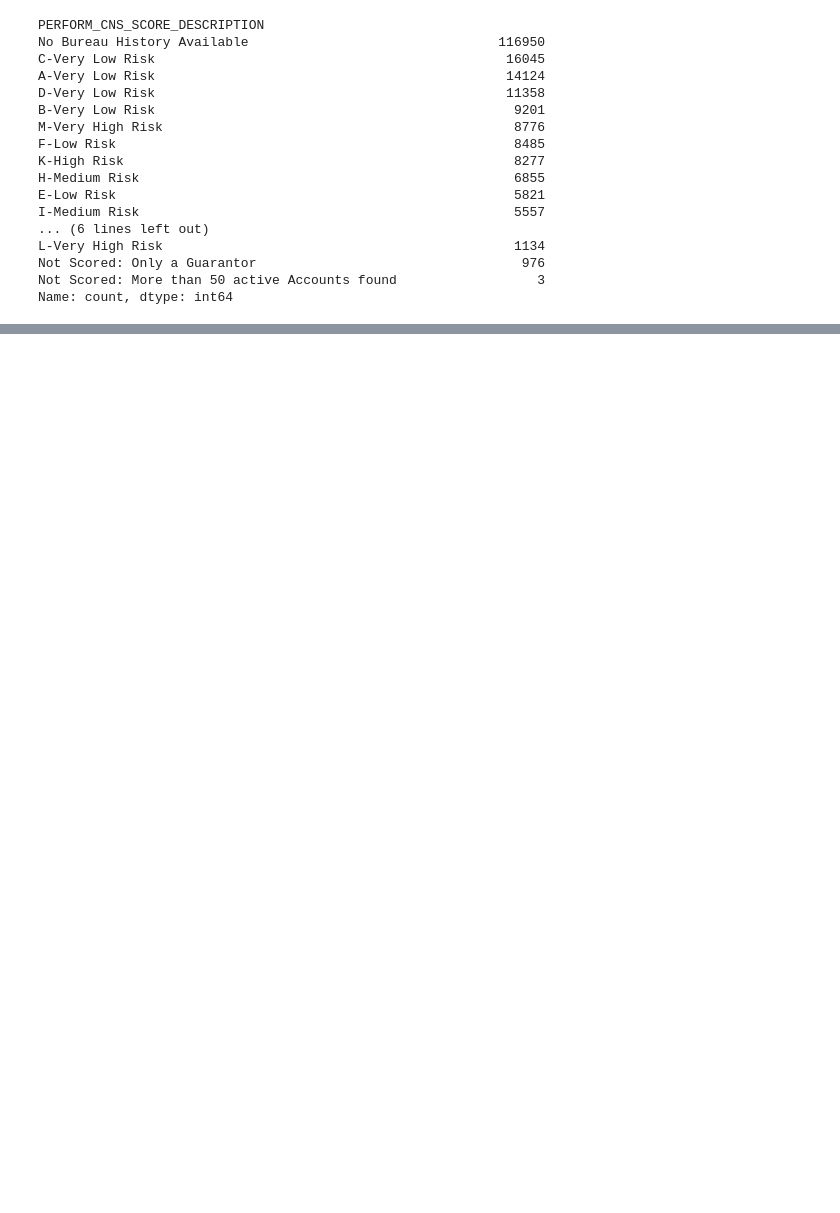
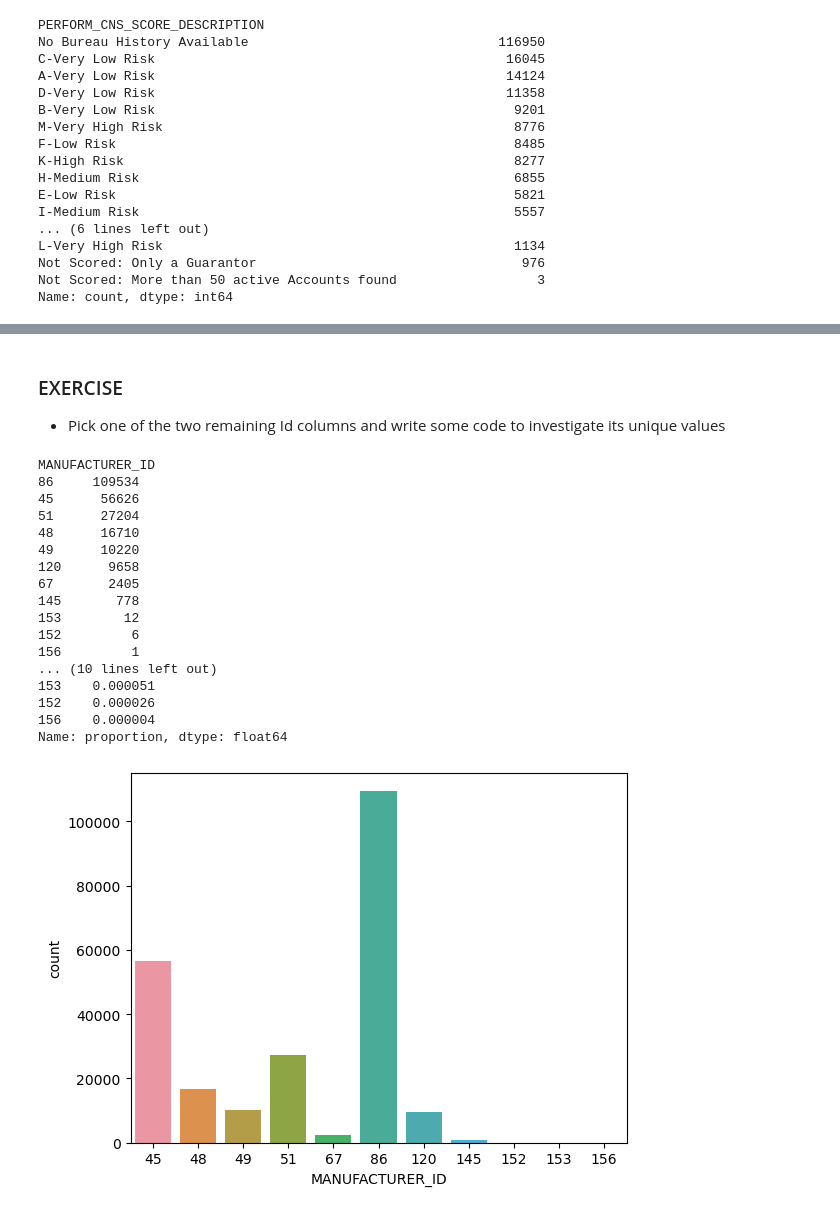
Before and after one commit to samiralikperov/python-portfolio, a Jupyter notebook: CFI/Loan Default Prediction with ML.ipynb, the cells around one changed output, grey strips where cells are left out. Drawn from its saved outputs; the diff is of its cells as text; code cells hidden in the pictures; blank space fills up the shorter version.

```diff
--- a/CFI/Loan Default Prediction with ML.ipynb
+++ b/CFI/Loan Default Prediction with ML.ipynb
@@ -337,0 +390,3 @@ Name: count, dtype: int64
+# %%
+# MOBILENO_AVL_FLAG rows contains the value 1, drop it
+loan_df = loan_df.drop(['MOBILENO_AVL_FLAG'], axis = 1)
@@ -337,0 +405,31 @@ Name: count, dtype: int64
+# %%
+# Id fields with large numbers of unique values will introduce complexity into our predictive model. Drop them
+loan_df = loan_df.drop(['SUPPLIER_ID', 'CURRENT_PINCODE_ID', 'EMPLOYEE_CODE_ID', 'BRANCH_ID'], axis=1)
+# %% [markdown]
+### EXERCISE
+
+- Pick one of the two remaining Id columns and write some code to investigate its unique values
+# %%
+print(loan_df['MANUFACTURER_ID'].value_counts())
+print(loan_df['MANUFACTURER_ID'].value_counts(normalize=True))
+sns.countplot(x="MANUFACTURER_ID", data=loan_df)
+plt.show()
+# %% [output]
+MANUFACTURER_ID
+86     109534
+45      56626
+51      27204
+48      16710
+49      10220
+120      9658
+67       2405
+145       778
+153        12
+152         6
+156         1
+... (10 lines left out)
+153    0.000051
+152    0.000026
+156    0.000004
+Name: proportion, dtype: float64
+[figure, added]
```
Also changed, not shown: parts of 27 cells of this notebook.
